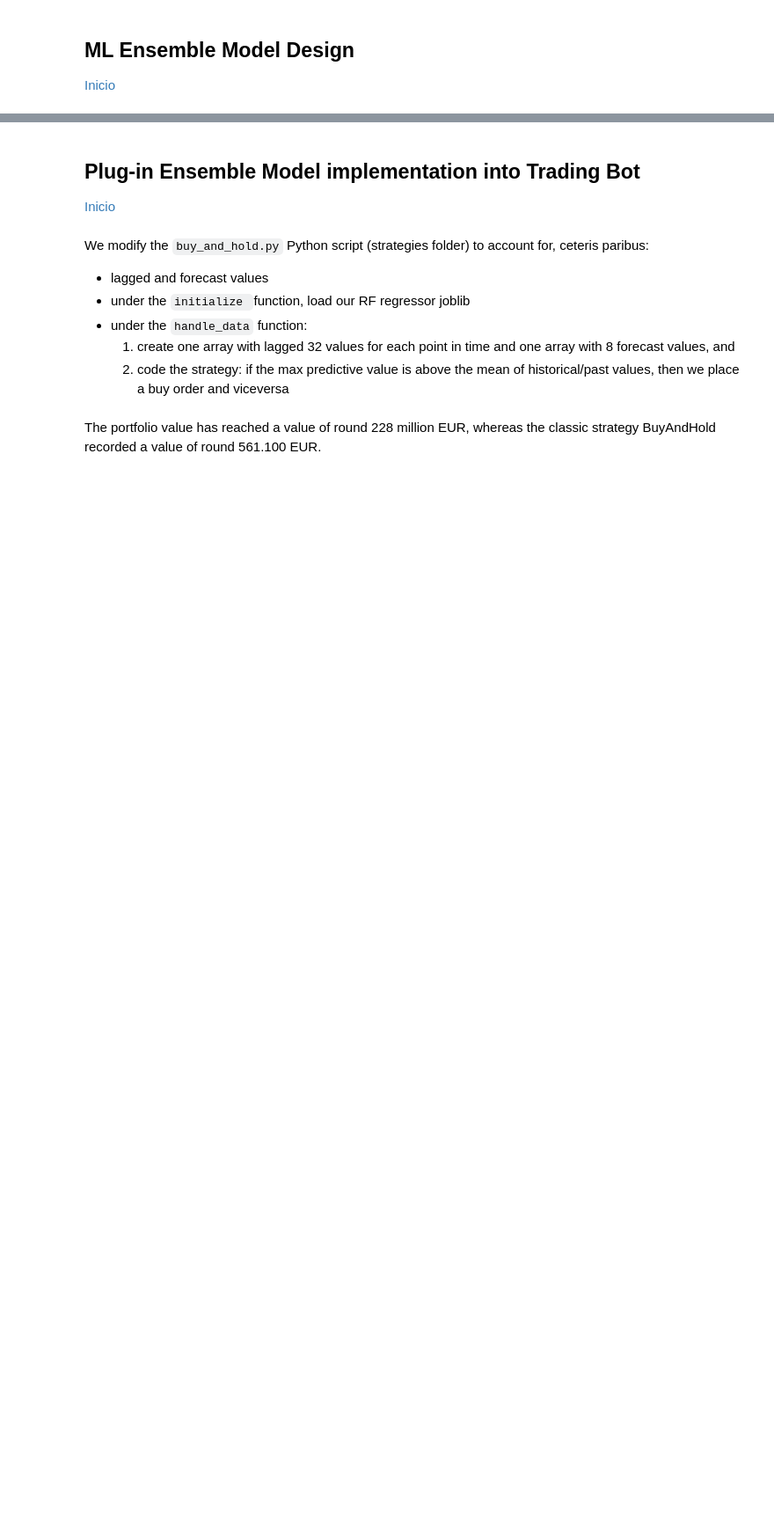
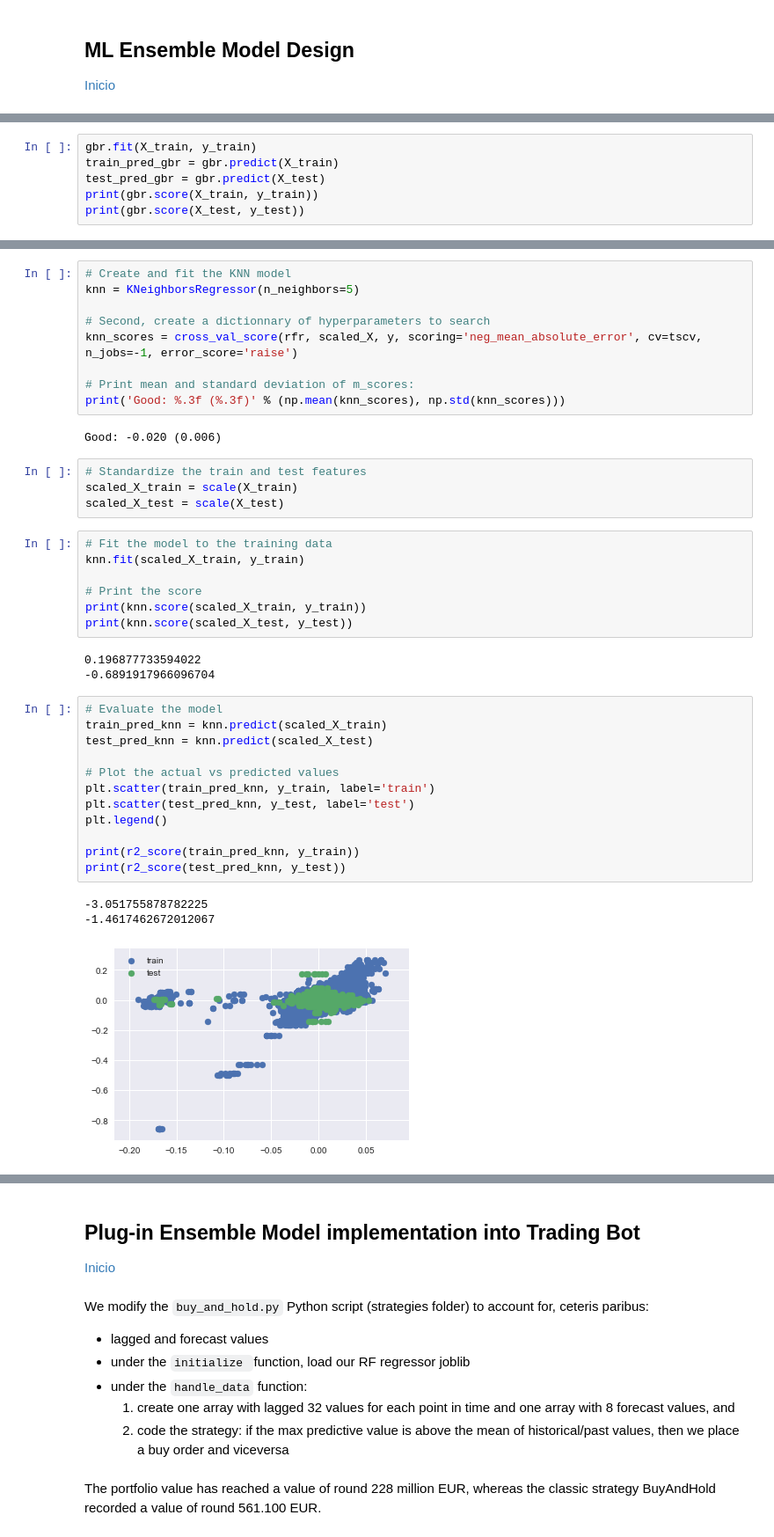
Before and after one commit to isabelpuche/ml_for_algo_trading, a Jupyter notebook: notebooks/ml_pipeline.ipynb, the cells around one changed output, grey strips where cells are left out. Shown: that part at 88% size. Cells and saved outputs as stored; diff of their text form; blank space fills up the shorter version.

Commit message:
Scoring metrics individual models

```diff
--- a/notebooks/ml_pipeline.ipynb
+++ b/notebooks/ml_pipeline.ipynb
@@ -312,0 +394,6 @@ array([176.53137954, 176.65627176, 176.71447498, 176.70545694,
+# %%
+gbr.fit(X_train, y_train)
+train_pred_gbr = gbr.predict(X_train)
+test_pred_gbr = gbr.predict(X_test)
+print(gbr.score(X_train, y_train))
+print(gbr.score(X_test, y_test))
@@ -312,0 +412,41 @@ array([176.53137954, 176.65627176, 176.71447498, 176.70545694,
+# %%
+# Create and fit the KNN model
+knn = KNeighborsRegressor(n_neighbors=5)
+
+# Second, create a dictionnary of hyperparameters to search
+knn_scores = cross_val_score(rfr, scaled_X, y, scoring='neg_mean_absolute_error', cv=tscv, n_jobs=-1, error_score='raise')
+
+# Print mean and standard deviation of m_scores:
+print('Good: %.3f (%.3f)' % (np.mean(knn_scores), np.std(knn_scores)))
+# %% [output]
+Good: -0.020 (0.006)
+# %%
+# Standardize the train and test features
+scaled_X_train = scale(X_train)
+scaled_X_test = scale(X_test)
+# %%
+# Fit the model to the training data
+knn.fit(scaled_X_train, y_train)
+
+# Print the score
+print(knn.score(scaled_X_train, y_train))
+print(knn.score(scaled_X_test, y_test))
+# %% [output]
+0.196877733594022
+-0.6891917966096704
+# %%
+# Evaluate the model
+train_pred_knn = knn.predict(scaled_X_train)
+test_pred_knn = knn.predict(scaled_X_test)
+
+# Plot the actual vs predicted values
+plt.scatter(train_pred_knn, y_train, label='train')
+plt.scatter(test_pred_knn, y_test, label='test')
+plt.legend()
+
+print(r2_score(train_pred_knn, y_train))
+print(r2_score(test_pred_knn, y_test))
+# %% [output]
+-3.051755878782225
+-1.4617462672012067
+[figure, added]
```
Also changed, not shown: parts of 46 cells of this notebook.
